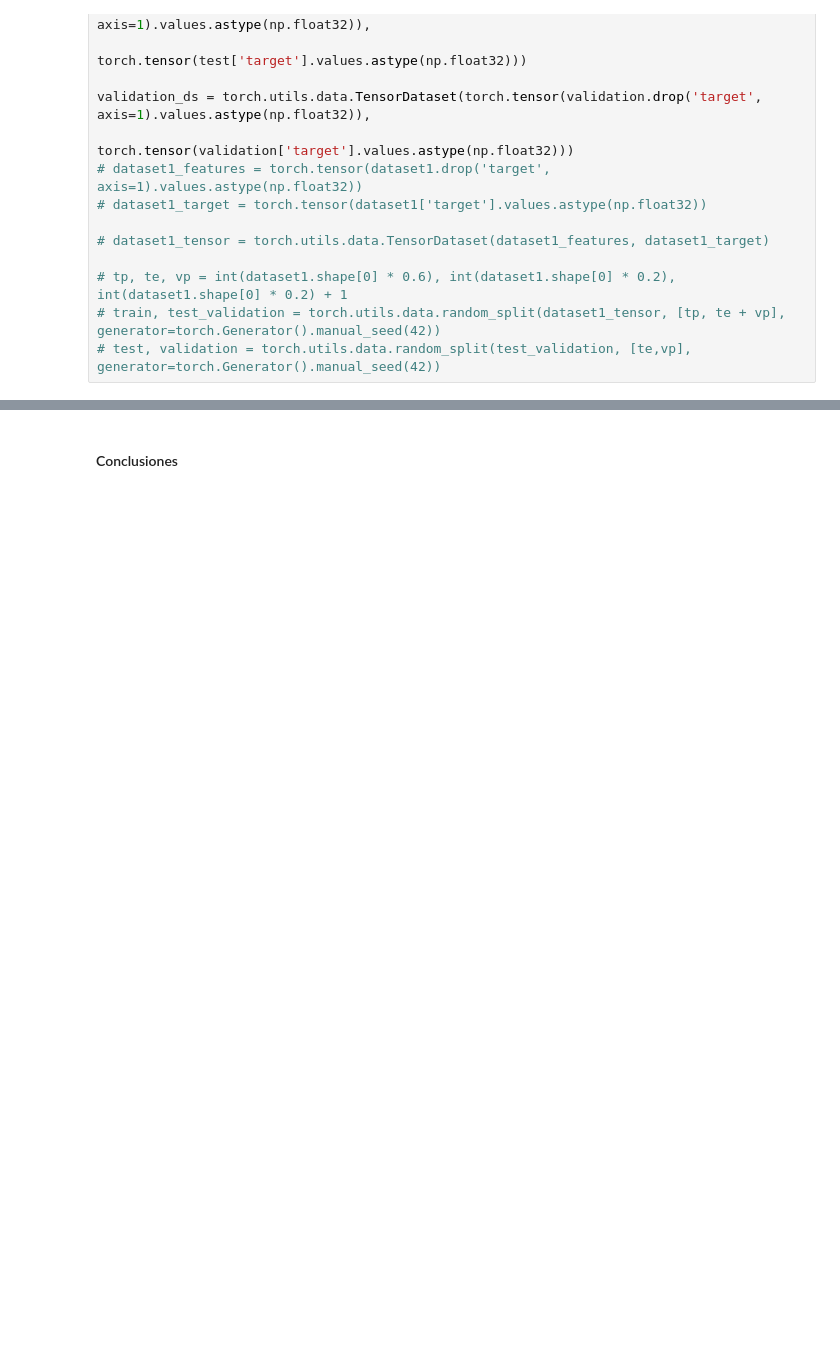
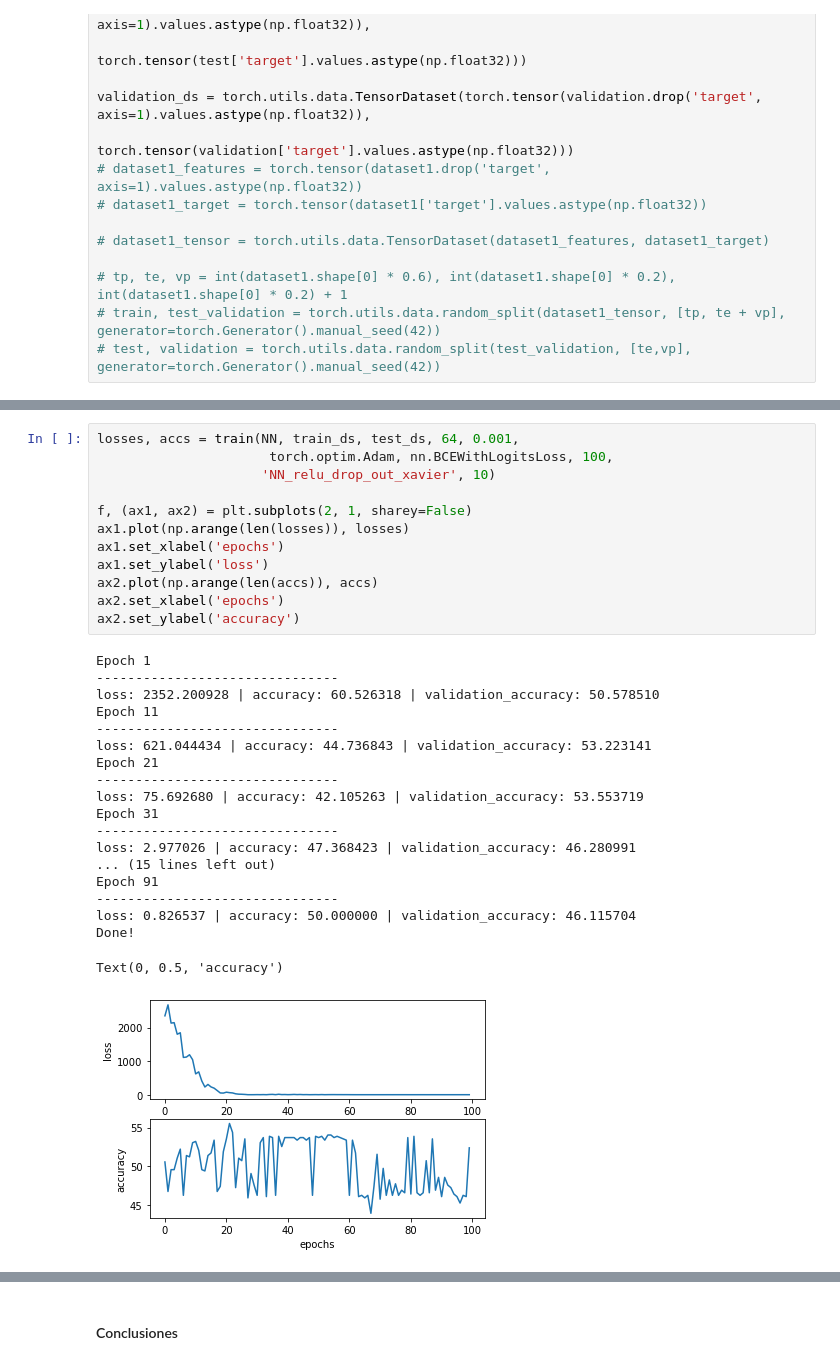
Before and after one commit to ricardojmv85/StatisticalLearningII, a Jupyter notebook: proyecto_final/Proyecto Final.ipynb, the cells around one changed output, grey strips where cells are left out. Cells and saved outputs as stored; diff of their text form; blank space fills up the shorter version.

```diff
--- a/proyecto_final/Proyecto Final.ipynb
+++ b/proyecto_final/Proyecto Final.ipynb
@@ -93,0 +204,32 @@ validation_ds = torch.utils.data.TensorDataset(torch.tensor(validation.drop('tar
+# %%
+losses, accs = train(NN, train_ds, test_ds, 64, 0.001,
+                      torch.optim.Adam, nn.BCEWithLogitsLoss, 100,
+                     'NN_relu_drop_out_xavier', 10)
+
+f, (ax1, ax2) = plt.subplots(2, 1, sharey=False)
+ax1.plot(np.arange(len(losses)), losses)
+ax1.set_xlabel('epochs')
+ax1.set_ylabel('loss')
+ax2.plot(np.arange(len(accs)), accs)
+ax2.set_xlabel('epochs')
+ax2.set_ylabel('accuracy')
+# %% [output]
+Epoch 1
+-------------------------------
+loss: 2352.200928 | accuracy: 60.526318 | validation_accuracy: 50.578510
+Epoch 11
+-------------------------------
+loss: 621.044434 | accuracy: 44.736843 | validation_accuracy: 53.223141
+Epoch 21
+-------------------------------
+loss: 75.692680 | accuracy: 42.105263 | validation_accuracy: 53.553719
+Epoch 31
+-------------------------------
+loss: 2.977026 | accuracy: 47.368423 | validation_accuracy: 46.280991
+... (15 lines left out)
+Epoch 91
+-------------------------------
+loss: 0.826537 | accuracy: 50.000000 | validation_accuracy: 46.115704
+Done!
+Text(0, 0.5, 'accuracy')
+[figure, added]
```
Also changed, not shown: parts of 19 cells of this notebook, 5 other files.
